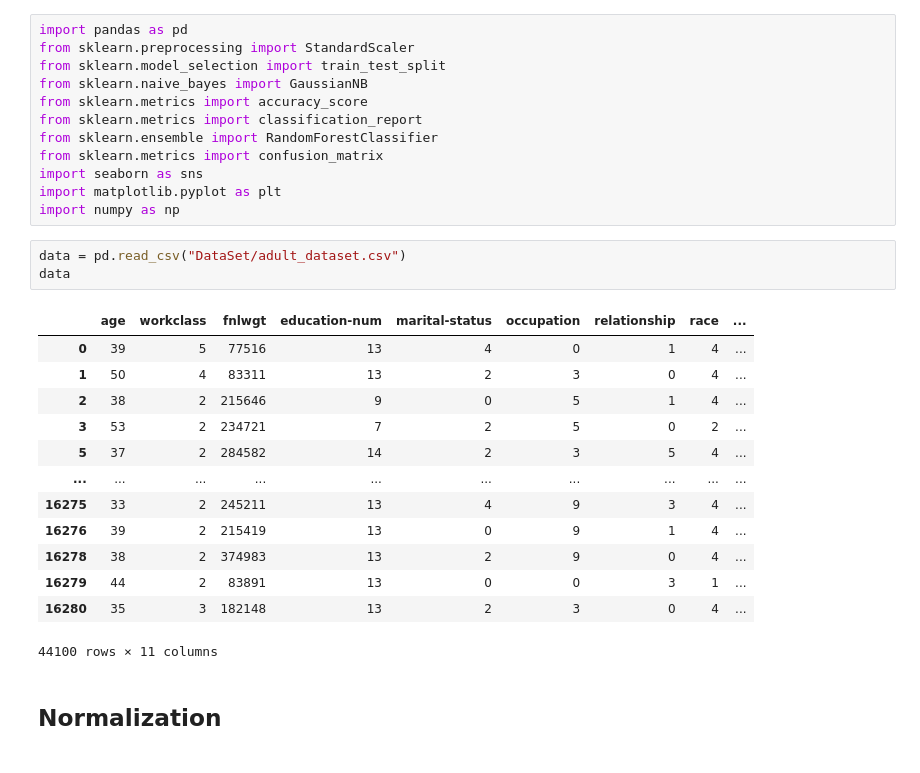
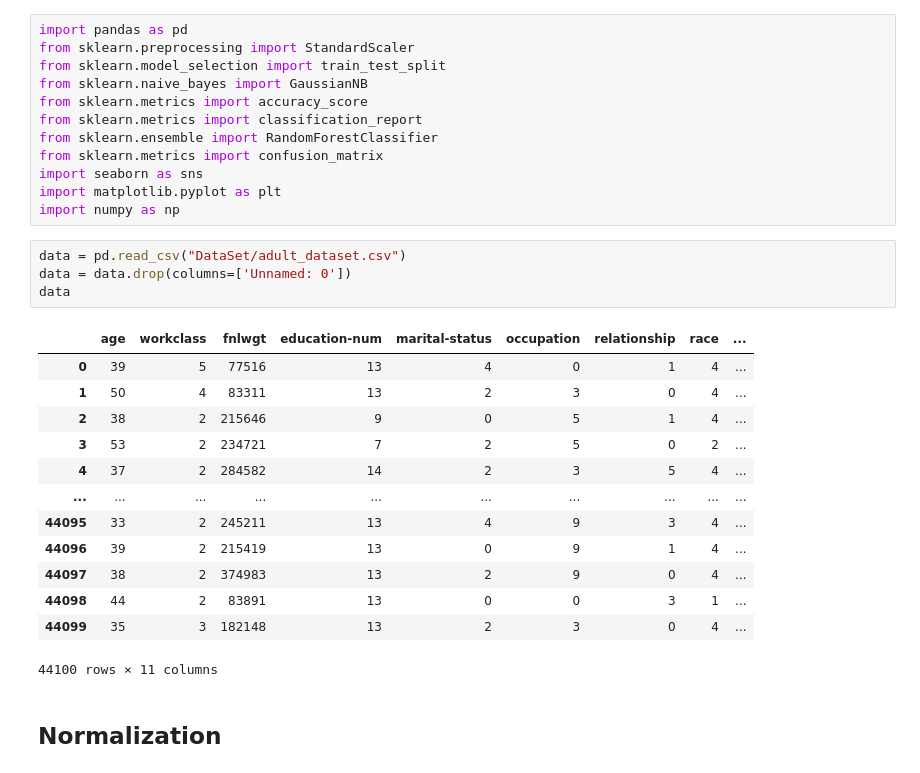
Before and after one commit to VanujaDesilva/IncomePrediction-ML-Models, a Jupyter notebook: Model Training.ipynb, the cells around one changed output. Cells and saved outputs as stored; diff of their text form.

```diff
--- a/Model Training.ipynb
+++ b/Model Training.ipynb
@@ -12,20 +12,21 @@ import matplotlib.pyplot as plt
 import numpy as np
 # %%
 data = pd.read_csv("DataSet/adult_dataset.csv")
+data = data.drop(columns=['Unnamed: 0'])
 data
 # %% [output]
 |  | age | workclass | fnlwgt | education-num | marital-status | occupation | relationship | race | ... |
 | 0 | 39 | 5 | 77516 | 13 | 4 | 0 | 1 | 4 | ... |
 | 1 | 50 | 4 | 83311 | 13 | 2 | 3 | 0 | 4 | ... |
 | 2 | 38 | 2 | 215646 | 9 | 0 | 5 | 1 | 4 | ... |
 | 3 | 53 | 2 | 234721 | 7 | 2 | 5 | 0 | 2 | ... |
-| 5 | 37 | 2 | 284582 | 14 | 2 | 3 | 5 | 4 | ... |
+| 4 | 37 | 2 | 284582 | 14 | 2 | 3 | 5 | 4 | ... |
 | ... | ... | ... | ... | ... | ... | ... | ... | ... | ... |
-| 16275 | 33 | 2 | 245211 | 13 | 4 | 9 | 3 | 4 | ... |
-| 16276 | 39 | 2 | 215419 | 13 | 0 | 9 | 1 | 4 | ... |
-| 16278 | 38 | 2 | 374983 | 13 | 2 | 9 | 0 | 4 | ... |
-| 16279 | 44 | 2 | 83891 | 13 | 0 | 0 | 3 | 1 | ... |
-| 16280 | 35 | 3 | 182148 | 13 | 2 | 3 | 0 | 4 | ... |
+| 44095 | 33 | 2 | 245211 | 13 | 4 | 9 | 3 | 4 | ... |
+| 44096 | 39 | 2 | 215419 | 13 | 0 | 9 | 1 | 4 | ... |
+| 44097 | 38 | 2 | 374983 | 13 | 2 | 9 | 0 | 4 | ... |
+| 44098 | 44 | 2 | 83891 | 13 | 0 | 0 | 3 | 1 | ... |
+| 44099 | 35 | 3 | 182148 | 13 | 2 | 3 | 0 | 4 | ... |
 44100 rows × 11 columns
 # %% [markdown]
 ##  Normalization
```
Also changed, not shown: parts of 9 cells of this notebook, 2 other files.
